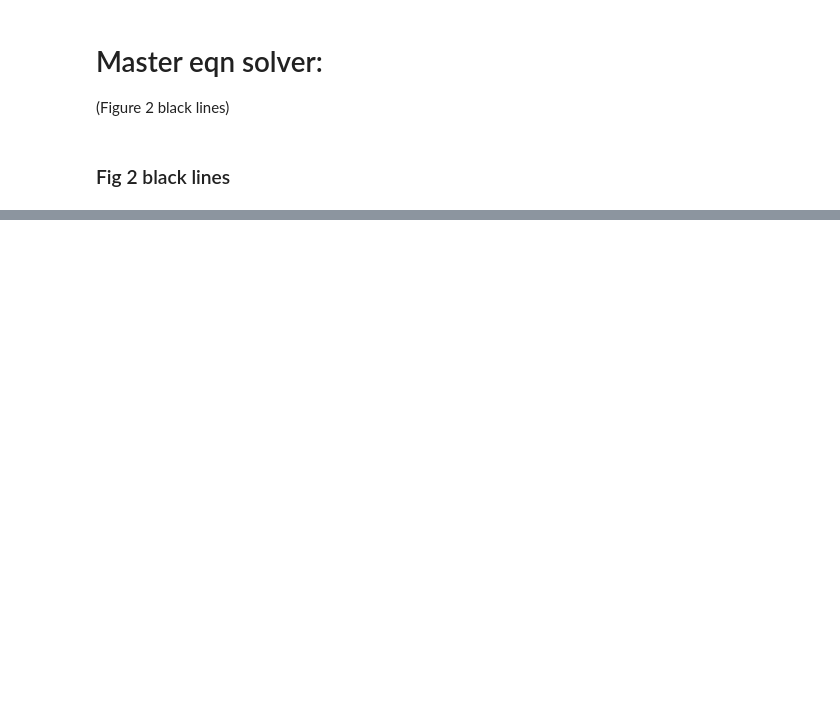
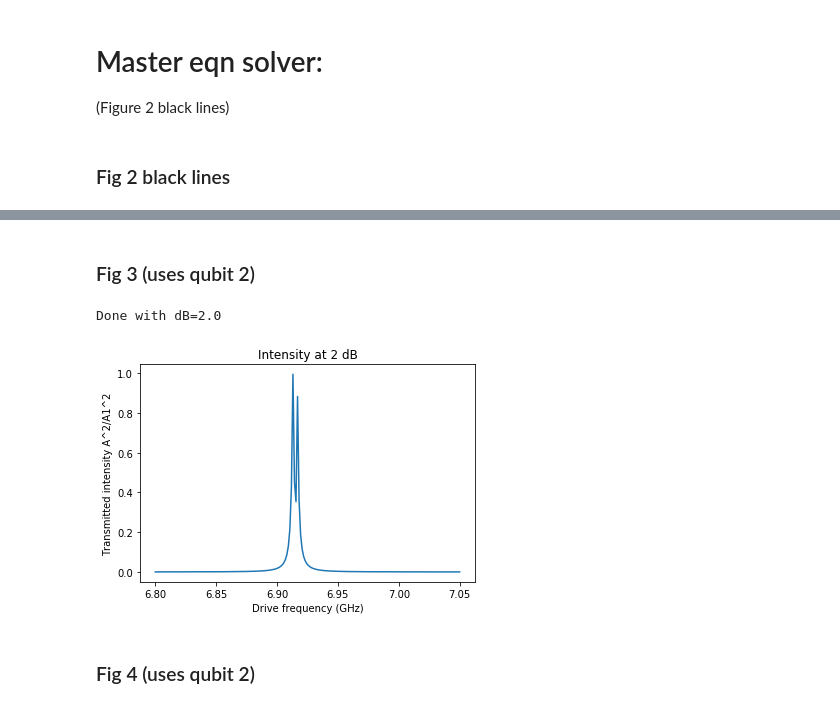
Before and after one commit to conniemiao/ele456_s2020, a Jupyter notebook: bishop_analysis.ipynb, the cells around one changed output, grey strips where cells are left out. Drawn from its saved outputs; the diff is of its cells as text; code cells hidden in the pictures; blank space fills up the shorter version.

```diff
--- a/bishop_analysis.ipynb
+++ b/bishop_analysis.ipynb
@@ -373,0 +432,35 @@ for strength in strengths:
+# %% [markdown]
+### Fig 3 (uses qubit 2)
+# %%
+nPoints = 200
+xData = np.linspace(6.80*GHz, 7.05*GHz, num = nPoints)
+
+qNum = 1
+EJ_q = bestEJ_q
+
+fig3FullYData = []
+for dB in [2, 0, -5]:
+# for dB in [0]:
+    xi = dbtoxi(dB)
+    fig3FullYData = []
+    for i, fd in enumerate(xData):
+#         if i % 50 == 0:
+#             print("%d of %d done" % (i, nPoints))
+#         print("%d of %d done" % (i, nPoints))
+        try:
+            fig3FullYData.append(intensity(xi, fd*2*np.pi, qNum))
+        except:
+            fig3FullYData.append(fig3FullYData[len(fig3FullYData)-1])
+    print("Done with dB=%.1f" % dB)
+
+    plt.plot(xData, fig3FullYData)
+    plt.xlabel('Drive frequency (GHz)')
+    plt.ylabel('Transmitted intensity A^2/A1^2')
+#     plt.ylim(0, 0.1)
+    plt.title("Intensity at %d dB" % dB)
+    plt.show()
+# %% [output]
+Done with dB=2.0
+[figure, added]
+# %% [markdown]
+### Fig 4 (uses qubit 2)
```
Also changed, not shown: parts of 17 cells of this notebook.
